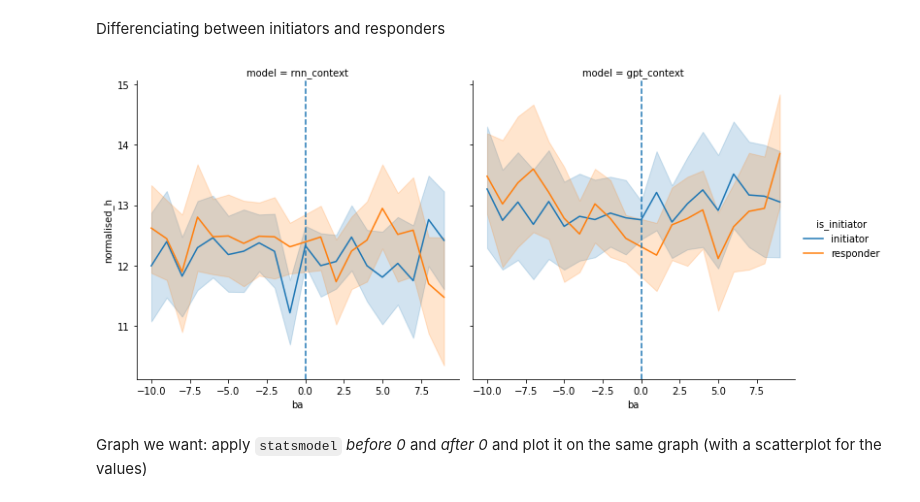
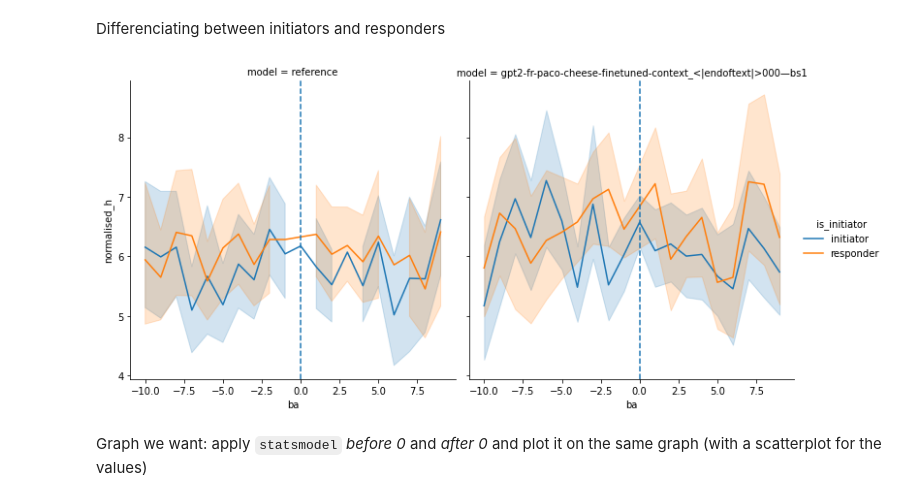
Before and after one commit to ejmaes/multimodal-itmodels, a Jupyter notebook: analysis/paco-cheese_entropy.ipynb, the cells around one changed output. Cells and saved outputs as stored; diff of their text form; code cells hidden in the pictures.

```diff
--- a/analysis/paco-cheese_entropy.ipynb
+++ b/analysis/paco-cheese_entropy.ipynb
@@ -39,3 +60,7 @@ res = pd.concat(df.values(), axis=0)
+# %%
+if 'reference' in res.model.unique():
+    test_files = res[res.model != 'reference'].file.unique()
+    res = res[res.file.isin(test_files)]
 # %%
 res.head()
 # %% [output]
@@ -52,0 +171,3 @@ length_by_file = res.groupby('file')['index'].max().to_dict()
+# %%
+# keep for study
+dialogs = res[res.model.isin(['reference', 'gpt2-fr-paco-cheese-finetuned-context_<|endoftext|>000—bs1'])]
@@ -64,7 +204,5 @@ sns.relplot(
 # %% [markdown]
 ### By episodes
-# %%
-dialogs = res #df['rnn_context']
 # %% [markdown]
 Number of themes by file?
 # %%
@@ -119,4 +256,0 @@ final_df.shape
-# %%
-g = sns.relplot(data=final_df, x="ba", y="normalised_h", kind="line", col='model')
-for ax in g.axes_dict.values():
-    ax.axvline(x=0, linestyle='dashed')
@@ -125,11 +259,11 @@ for ax in g.axes_dict.values():
 # %% [markdown]
 Differenciating between initiators and responders
 # %%
-g = sns.relplot(data=final_df, x="ba", y="normalised_h", kind="line", col='model', hue='is_initiator')
+g = sns.relplot(data=final_df, x="ba", y=target_col, kind="line", col='model', hue='is_initiator')
 for ax in g.axes_dict.values():
     ax.axvline(x=0, linestyle='dashed')
 # %% [output]
-[figure, old version]
+[figure, new version]
 # %% [markdown]
 Graph we want: apply `statsmodel` _before 0_ and _after 0_ and plot it on the same graph (with a scatterplot for the values)
 # %%
```
Also changed, not shown: parts of 44 cells of this notebook, 6 other files.
